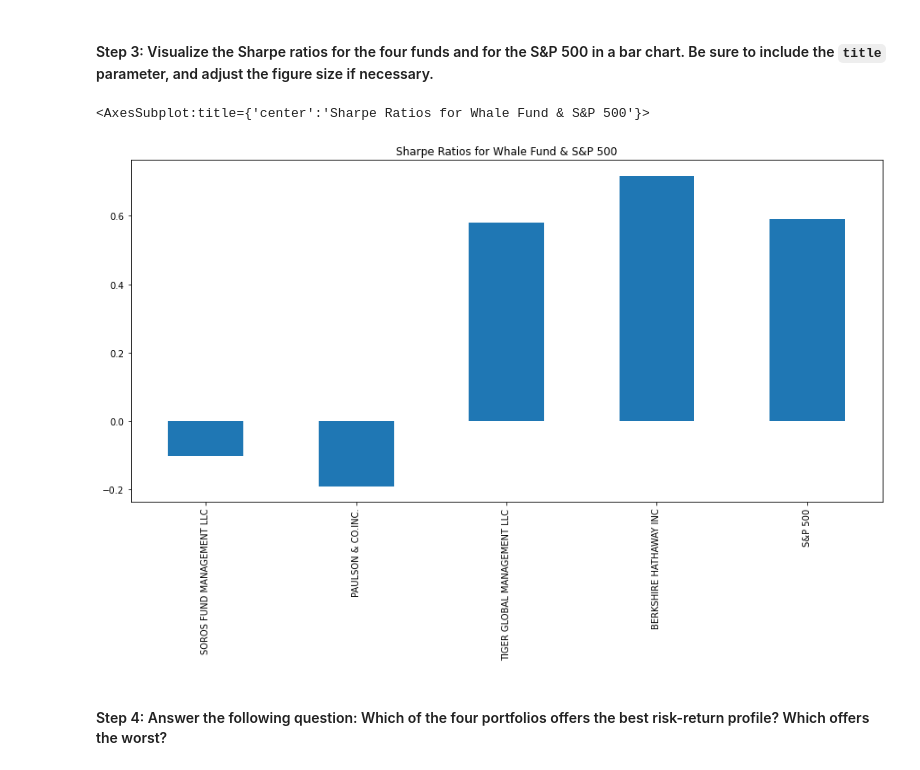
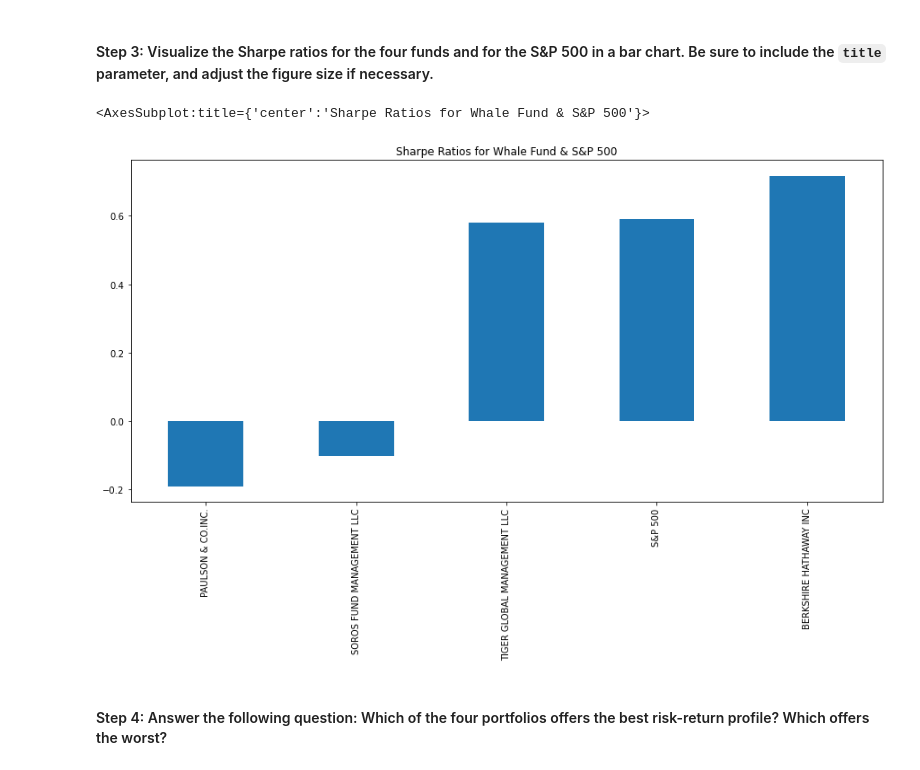
Before and after one commit to IJASI/Challenge-4, a Jupyter notebook: Starter_Code/risk_return_analysis.ipynb, the cells around one changed output. Drawn from its saved outputs; the diff is of its cells as text; code cells hidden in the pictures.

```diff
--- a/Starter_Code/risk_return_analysis.ipynb
+++ b/Starter_Code/risk_return_analysis.ipynb
@@ -346,7 +346,9 @@ annual_standard_deviation = whale_daily_returns.std() * np.sqrt(trading_days)
 #annual_standard_deviation.sort_values()
 
 sharpe_ratios = whale_annualized_returns / annual_standard_deviation
-sharpe_ratios.sort_values()
+sharpe_ratios_sort=sharpe_ratios.sort_values()
+
+print(sharpe_ratios_sort)
 # %% [output]
 PAULSON & CO.INC.             -0.189998
 SOROS FUND MANAGEMENT LLC     -0.102290
@@ -359,11 +361,11 @@ dtype: float64
 # %%
 # Visualize the Sharpe ratios as a bar chart
 # Include a title parameter and adjust the figure size
 
-sharpe_ratios.plot.bar(figsize=(15, 7), title="Sharpe Ratios for Whale Fund & S&P 500")
+sharpe_ratios_sort.plot.bar(figsize=(15, 7), title="Sharpe Ratios for Whale Fund & S&P 500")
 # %% [output]
 <AxesSubplot:title={'center':'Sharpe Ratios for Whale Fund & S&P 500'}>
-[figure, old version]
+[figure, new version]
 # %% [markdown]
 #### Step 4: Answer the following question: Which of the four portfolios offers the best risk-return profile? Which offers the worst?
 # %% [markdown]
```
Also changed, not shown: parts of 6 cells of this notebook.
